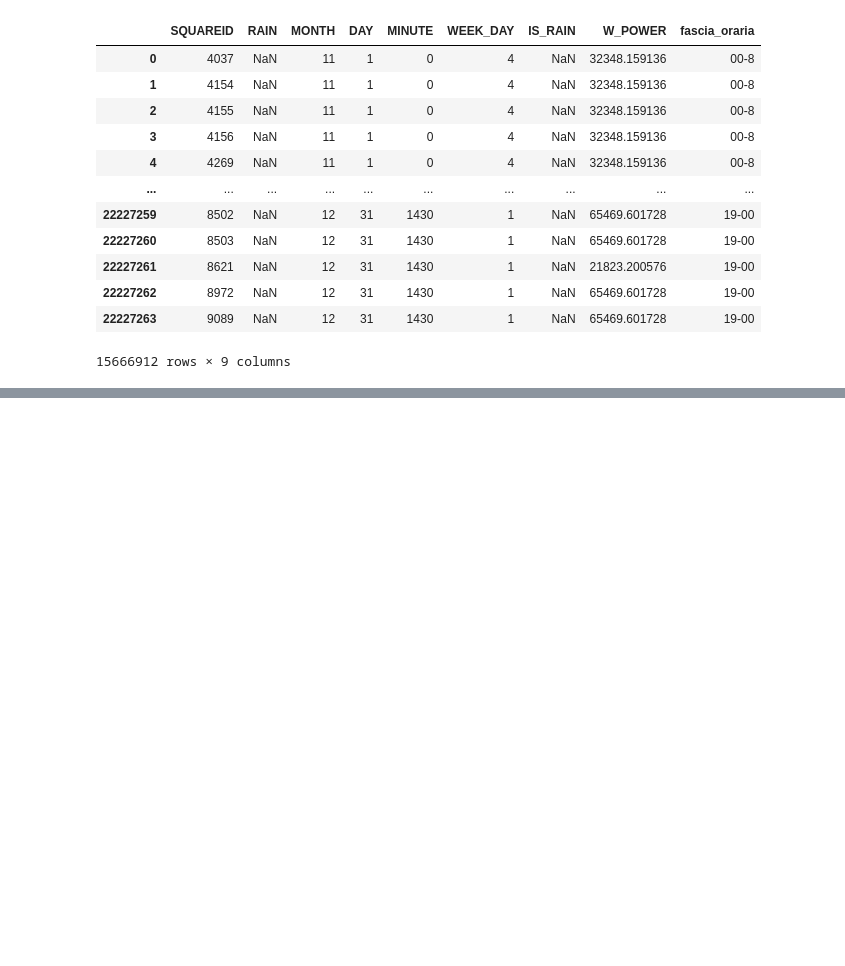
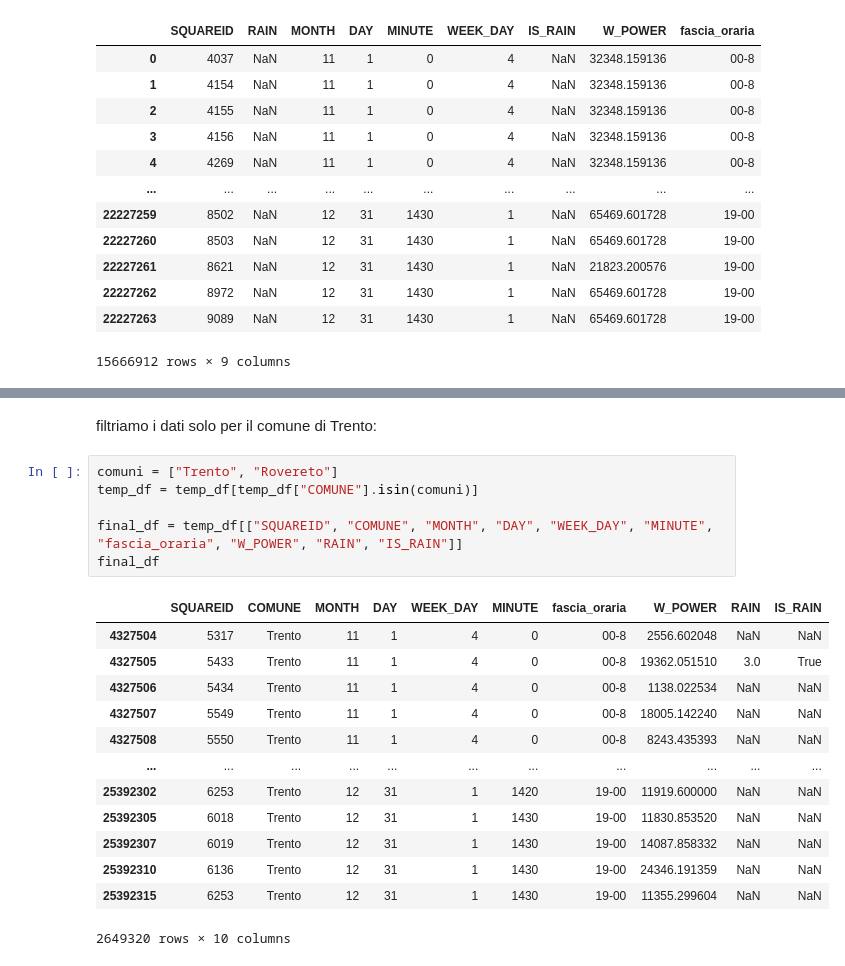
Before and after one commit to MarcoFava/Lavandini, a Jupyter notebook: EDA_tot.ipynb, the cells around one changed output, grey strips where cells are left out. Cells and saved outputs as stored; diff of their text form; blank space fills up the shorter version.

```diff
--- a/EDA_tot.ipynb
+++ b/EDA_tot.ipynb
@@ -267,0 +326,22 @@ See the caveats in the documentation: https://pandas.pydata.org/pandas-docs/stab
+# %% [markdown]
+filtriamo i dati solo per il comune di Trento:
+# %%
+comuni = ["Trento", "Rovereto"]
+temp_df = temp_df[temp_df["COMUNE"].isin(comuni)]
+
+final_df = temp_df[["SQUAREID", "COMUNE", "MONTH", "DAY", "WEEK_DAY", "MINUTE", "fascia_oraria", "W_POWER", "RAIN", "IS_RAIN"]]
+final_df
+# %% [output]
+|  | SQUAREID | COMUNE | MONTH | DAY | WEEK_DAY | MINUTE | fascia_oraria | W_POWER | RAIN | IS_RAIN |
+| 4327504 | 5317 | Trento | 11 | 1 | 4 | 0 | 00-8 | 2556.602048 | NaN | NaN |
+| 4327505 | 5433 | Trento | 11 | 1 | 4 | 0 | 00-8 | 19362.051510 | 3.0 | True |
+| 4327506 | 5434 | Trento | 11 | 1 | 4 | 0 | 00-8 | 1138.022534 | NaN | NaN |
+| 4327507 | 5549 | Trento | 11 | 1 | 4 | 0 | 00-8 | 18005.142240 | NaN | NaN |
+| 4327508 | 5550 | Trento | 11 | 1 | 4 | 0 | 00-8 | 8243.435393 | NaN | NaN |
+| ... | ... | ... | ... | ... | ... | ... | ... | ... | ... | ... |
+| 25392302 | 6253 | Trento | 12 | 31 | 1 | 1420 | 19-00 | 11919.600000 | NaN | NaN |
+| 25392305 | 6018 | Trento | 12 | 31 | 1 | 1430 | 19-00 | 11830.853520 | NaN | NaN |
+| 25392307 | 6019 | Trento | 12 | 31 | 1 | 1430 | 19-00 | 14087.858332 | NaN | NaN |
+| 25392310 | 6136 | Trento | 12 | 31 | 1 | 1430 | 19-00 | 24346.191359 | NaN | NaN |
+| 25392315 | 6253 | Trento | 12 | 31 | 1 | 1430 | 19-00 | 11355.299604 | NaN | NaN |
+2649320 rows × 10 columns
```
Also changed, not shown: parts of 10 cells of this notebook.
